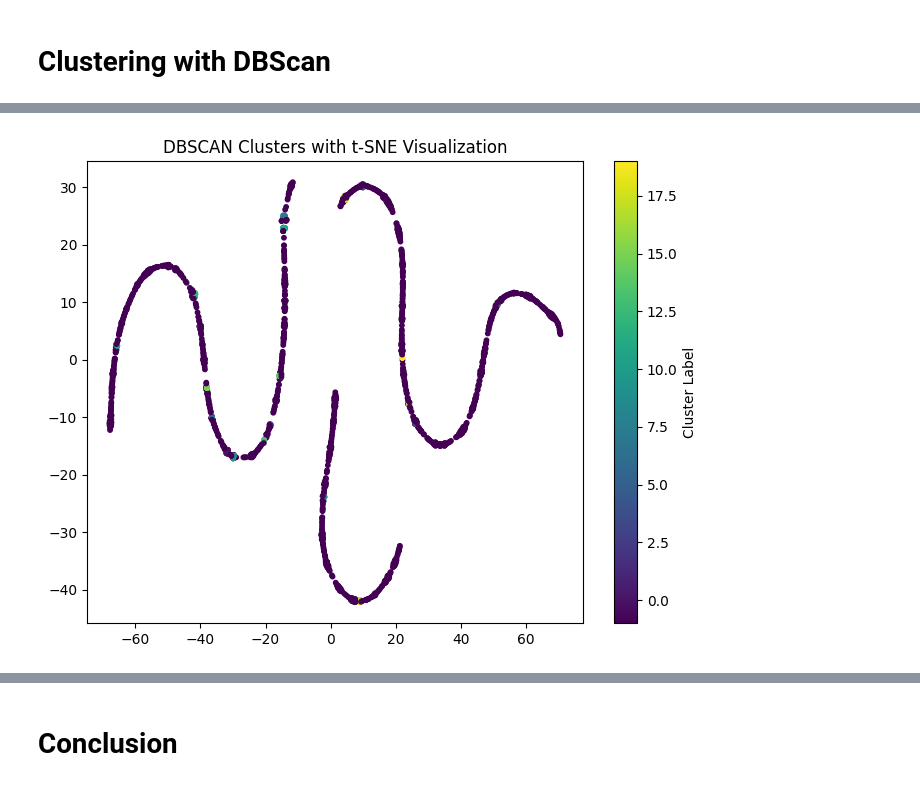
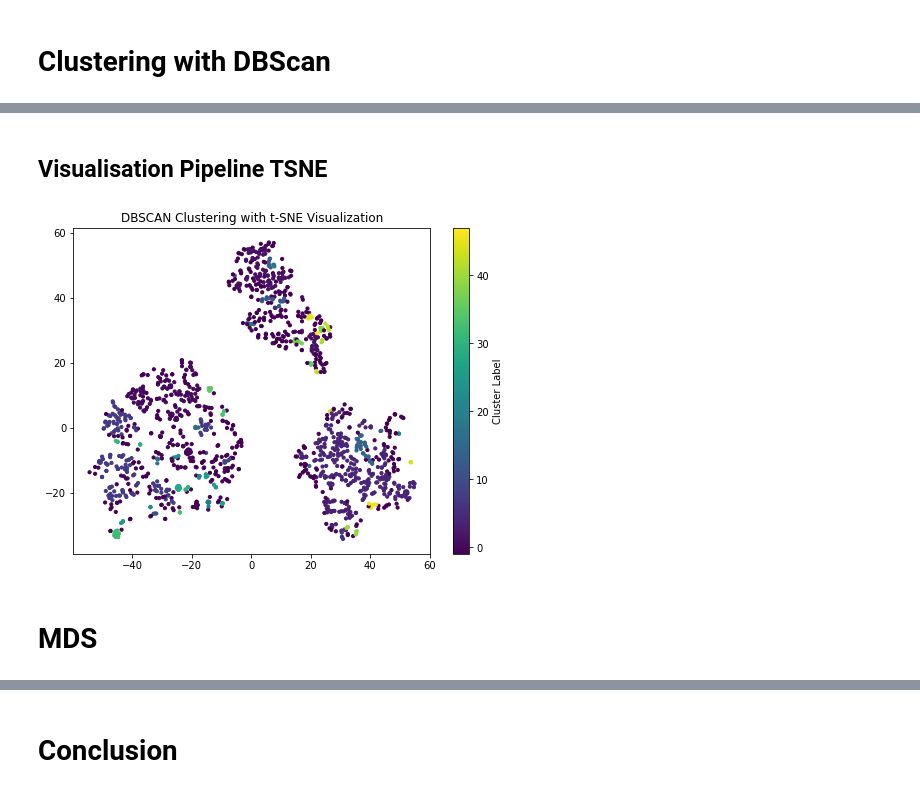
Before and after one commit to plutowootoe/NickProj25, a Jupyter notebook: clustering.ipynb, the cells around one changed output, grey strips where cells are left out. Drawn from its saved outputs; the diff is of its cells as text; code cells hidden in the pictures.

```diff
--- a/clustering.ipynb
+++ b/clustering.ipynb
@@ -373,10 +365,0 @@ data = df[['loudness', 'energy']].dropna().values
-# %%
-# DBSCAN parameters
-epsilon = 2
-min_samples = 10
-
-# Run DBSCAN
-db = DBSCAN(eps=epsilon, min_samples=min_samples).fit(data)
-labels = db.labels_
-
-scaled_data = StandardScaler().fit_transform(data)
@@ -394,23 +413,29 @@ plt.show()
+# %% [markdown]
+## Visualisation Pipeline TSNE
+# %%
+from sklearn.manifold import TSNE
+
+# Visualization pipeline
+visualization_pipeline = Pipeline(steps=[
+    ('preprocess', preprocess_pipeline),  # Same preprocessing!
+    ('tsne', TSNE(n_components=3, random_state=42))
+])
+
+# Run visualization
+tsne_data = visualization_pipeline.fit_transform(df)
 # %%
-X = df.select_dtypes(include=['int64', 'float64'])
+# Predict cluster labels
+preprocessed_data = best_cluster_pipeline["preprocess"].transform(df)
+labels = best_cluster_pipeline["dbscan"].fit_predict(preprocessed_data)
 
-# Apply DBSCAN clustering
-dbscan = DBSCAN(eps=0.5, min_samples=5)
-labels = dbscan.fit_predict(X)
-
-# Use t-SNE for visualization
-tsne = TSNE(n_components=2, random_state=42)
-X_tsne = tsne.fit_transform(X)
-
-mds = MDS(n_components=2, random_state=42)
-X_mds = mds.fit_transform(X)
-
-# Plot the results
+# Plot t-SNE visualization
 plt.figure(figsize=(8, 6))
-plt.scatter(X_tsne[:, 0], X_tsne[:, 1], c=labels, cmap='viridis', s=10)
-plt.title("DBSCAN Clusters with t-SNE Visualization")
+plt.scatter(tsne_data[:, 0], tsne_data[:, 1], c=labels, cmap='viridis', s=10)
+plt.title("DBSCAN Clustering with t-SNE Visualization")
 plt.colorbar(label='Cluster Label')
 plt.show()
 # %% [output]
-[figure, old version]
+[figure, new version]
+# %% [markdown]
+# MDS
 # %%
```
Also changed, not shown: parts of 19 cells of this notebook.
